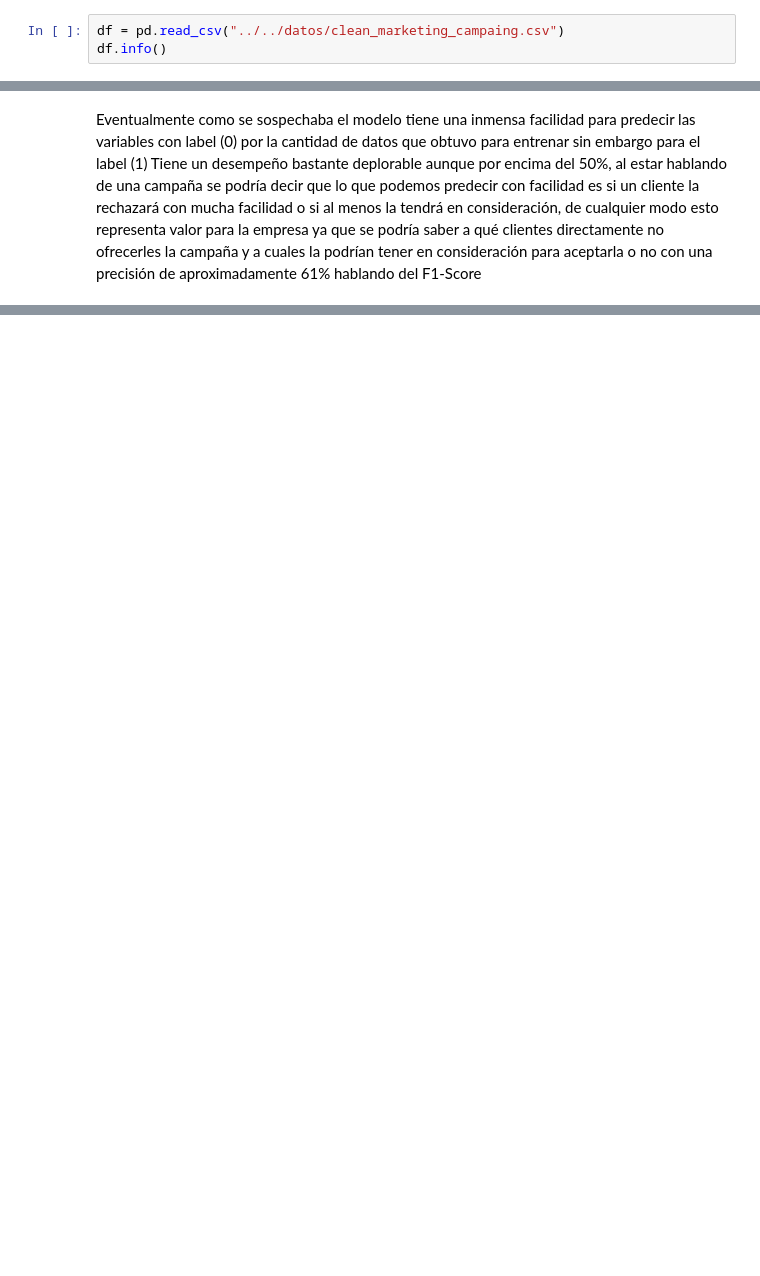
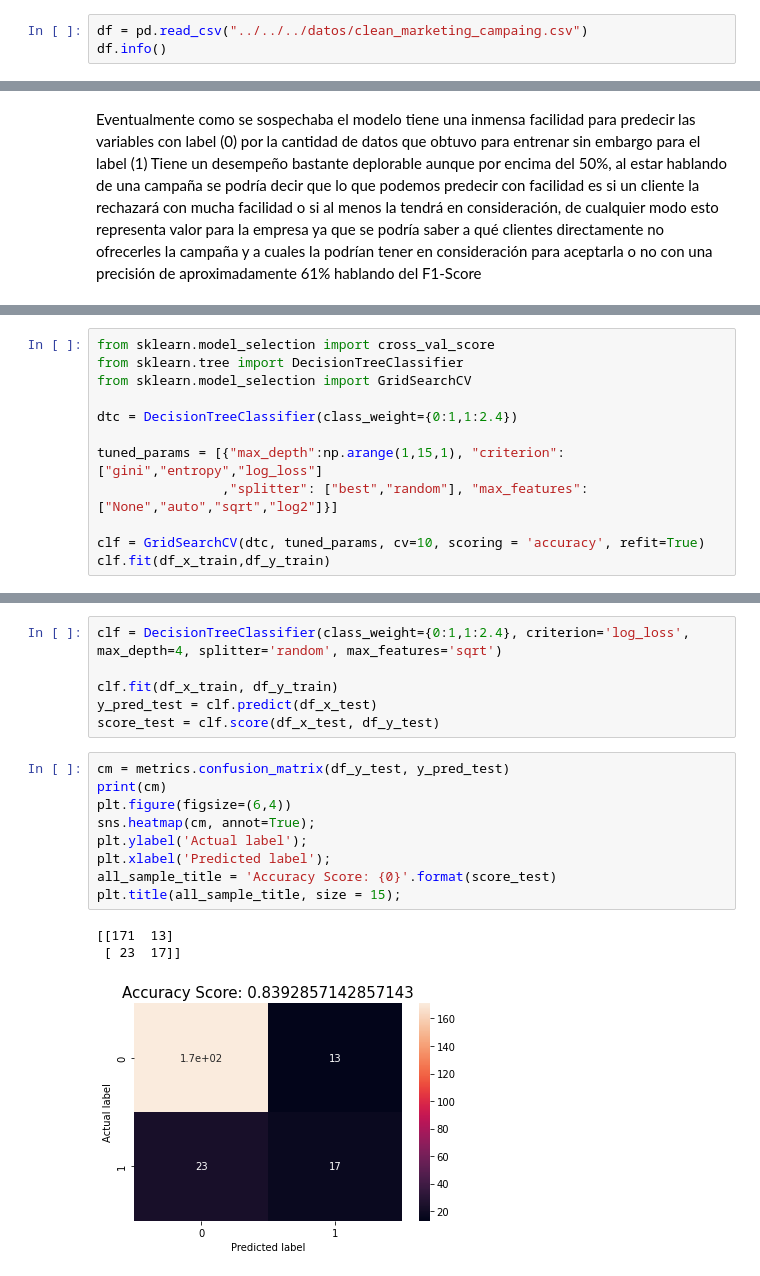
Before and after one commit to Giovanni2414/analytics-solutions-portfolio, a Jupyter notebook: Codigo/model/Giovanni/GiovanniLogisticRegression.ipynb, the cells around one changed output, grey strips where cells are left out. Saved outputs shown, nothing was run; the diff lists cells and outputs as text; blank space fills up the shorter version.

Commit message:
Dump model of classification

```diff
--- a/Codigo/model/Giovanni/GiovanniLogisticRegression.ipynb
+++ b/Codigo/model/Giovanni/GiovanniLogisticRegression.ipynb
@@ -19,7 +19,7 @@ from copy import deepcopy                            #Permite hacer copias profu
 # %% [markdown]
 Leemos el set de datos e imprimimos la información básica de este, cabe recordar que este dataset tuvo su debido proceso de limpieza y la etapa anterior
 # %%
-df = pd.read_csv("../../datos/clean_marketing_campaing.csv")
+df = pd.read_csv("../../../datos/clean_marketing_campaing.csv")
 df.info()
 # %% [output]
 <class 'pandas.core.frame.DataFrame'>
@@ -235,0 +238,12 @@ Eventualmente como se sospechaba el modelo tiene una inmensa facilidad para pred
+# %%
+from sklearn.model_selection import cross_val_score
+from sklearn.tree import DecisionTreeClassifier
+from sklearn.model_selection import GridSearchCV
+
+dtc = DecisionTreeClassifier(class_weight={0:1,1:2.4})
+
+tuned_params = [{"max_depth":np.arange(1,15,1), "criterion":["gini","entropy","log_loss"]
+                ,"splitter": ["best","random"], "max_features":["None","auto","sqrt","log2"]}]
+
+clf = GridSearchCV(dtc, tuned_params, cv=10, scoring = 'accuracy', refit=True)
+clf.fit(df_x_train,df_y_train)
@@ -235,0 +282,19 @@ Eventualmente como se sospechaba el modelo tiene una inmensa facilidad para pred
+# %%
+clf = DecisionTreeClassifier(class_weight={0:1,1:2.4}, criterion='log_loss', max_depth=4, splitter='random', max_features='sqrt')
+
+clf.fit(df_x_train, df_y_train)
+y_pred_test = clf.predict(df_x_test)
+score_test = clf.score(df_x_test, df_y_test)
+# %%
+cm = metrics.confusion_matrix(df_y_test, y_pred_test)
+print(cm)
+plt.figure(figsize=(6,4))
+sns.heatmap(cm, annot=True);
+plt.ylabel('Actual label');
+plt.xlabel('Predicted label');
+all_sample_title = 'Accuracy Score: {0}'.format(score_test)
+plt.title(all_sample_title, size = 15);
+# %% [output]
+[[171  13]
+ [ 23  17]]
+[figure, added]
```
Also changed, not shown: parts of 12 cells of this notebook, 1 other file.
